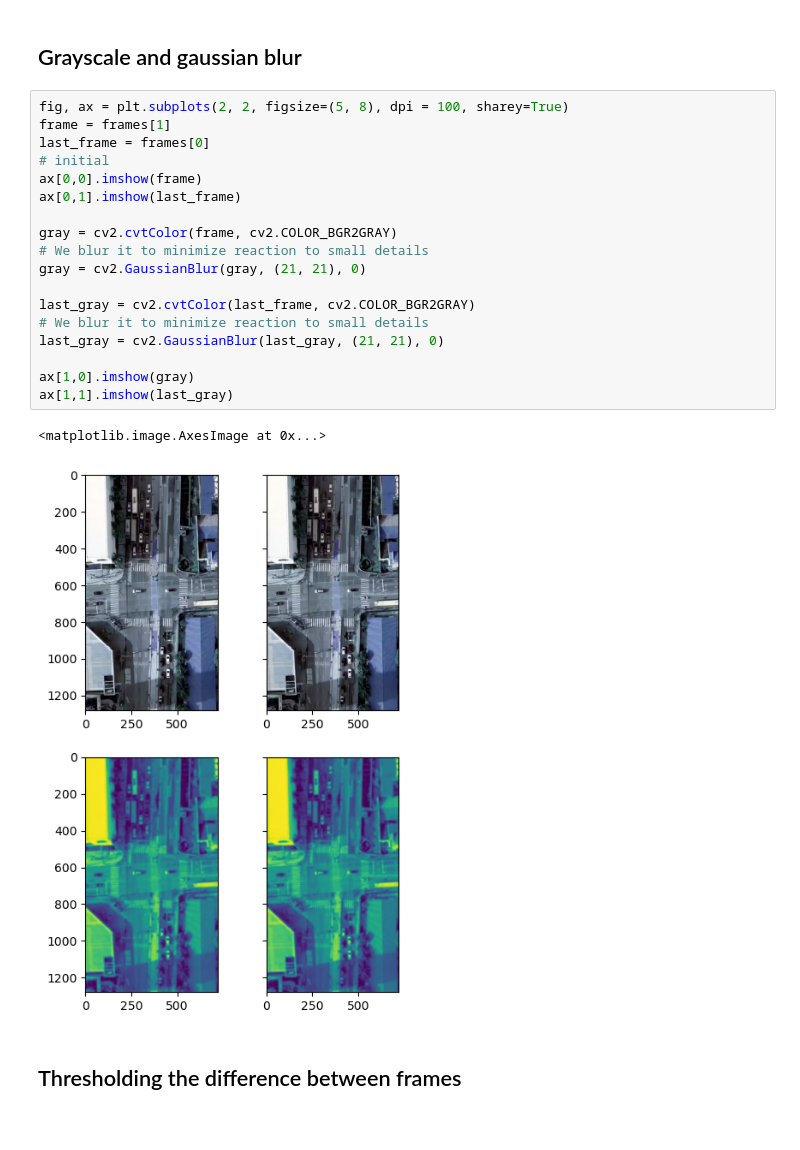
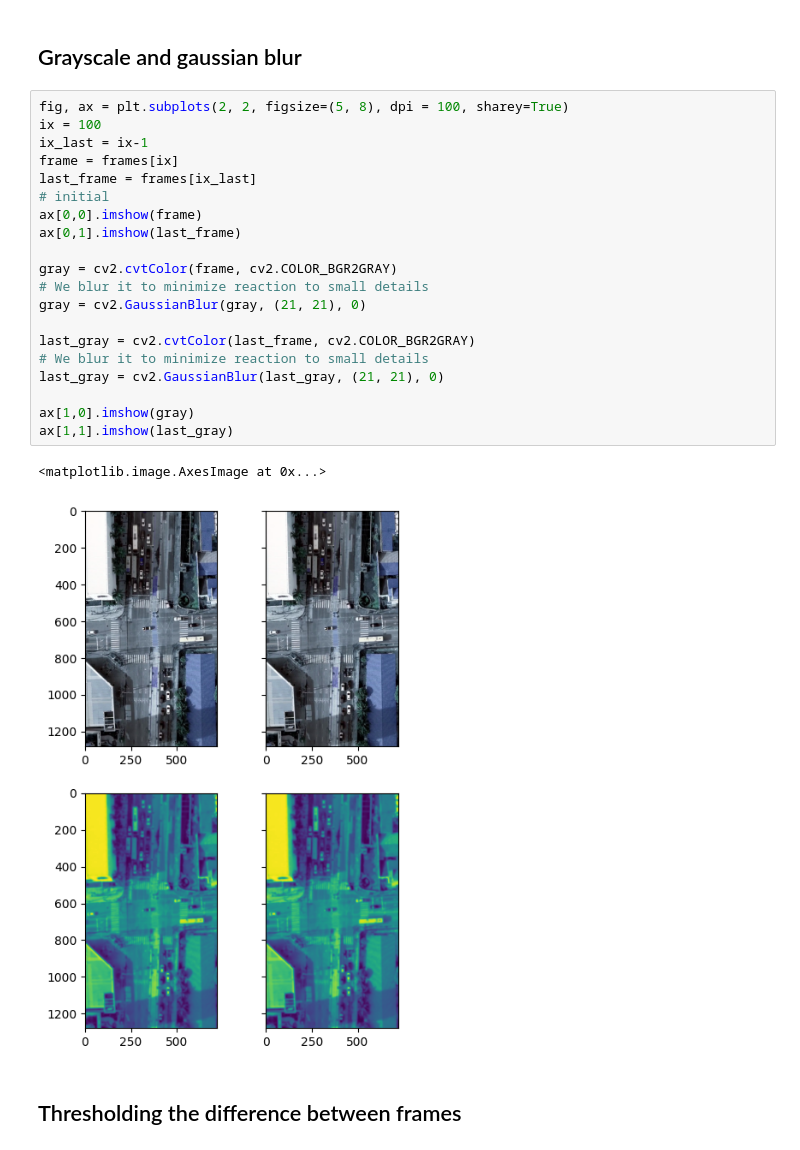
Before and after one commit to cabrau/cv-count-urban-traffic, a Jupyter notebook: count urban traffic.ipynb, the cells around one changed output. Saved outputs shown, nothing was run; the diff lists cells and outputs as text.

```diff
--- a/count urban traffic.ipynb
+++ b/count urban traffic.ipynb
@@ -56,25 +56,27 @@ for i in range(5):
 ## Grayscale and gaussian blur
 # %%
 fig, ax = plt.subplots(2, 2, figsize=(5, 8), dpi = 100, sharey=True)
-frame = frames[1]
-last_frame = frames[0]
+ix = 100
+ix_last = ix-1
+frame = frames[ix]
+last_frame = frames[ix_last]
 # initial
 ax[0,0].imshow(frame)
 ax[0,1].imshow(last_frame)
 
 gray = cv2.cvtColor(frame, cv2.COLOR_BGR2GRAY)
 # We blur it to minimize reaction to small details
 gray = cv2.GaussianBlur(gray, (21, 21), 0)
 
 last_gray = cv2.cvtColor(last_frame, cv2.COLOR_BGR2GRAY)
 # We blur it to minimize reaction to small details
 last_gray = cv2.GaussianBlur(last_gray, (21, 21), 0)
 
 ax[1,0].imshow(gray)
 ax[1,1].imshow(last_gray)
 # %% [output]
 <matplotlib.image.AxesImage at 0x...>
-[figure, old version]
+[figure, new version]
 # %% [markdown]
 ## Thresholding the difference between frames
 # %%
```
Also changed, not shown: parts of 12 cells of this notebook.
